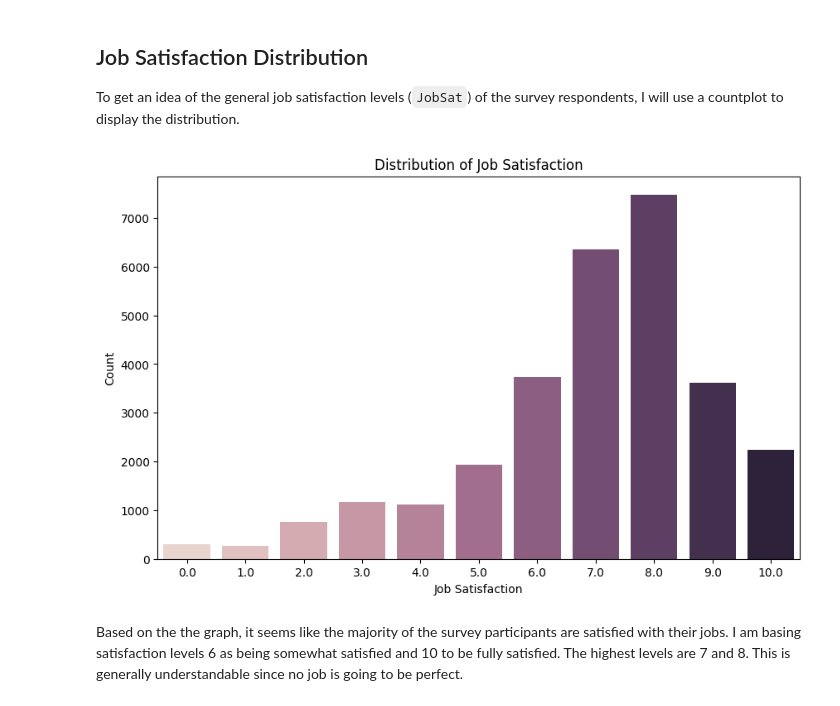
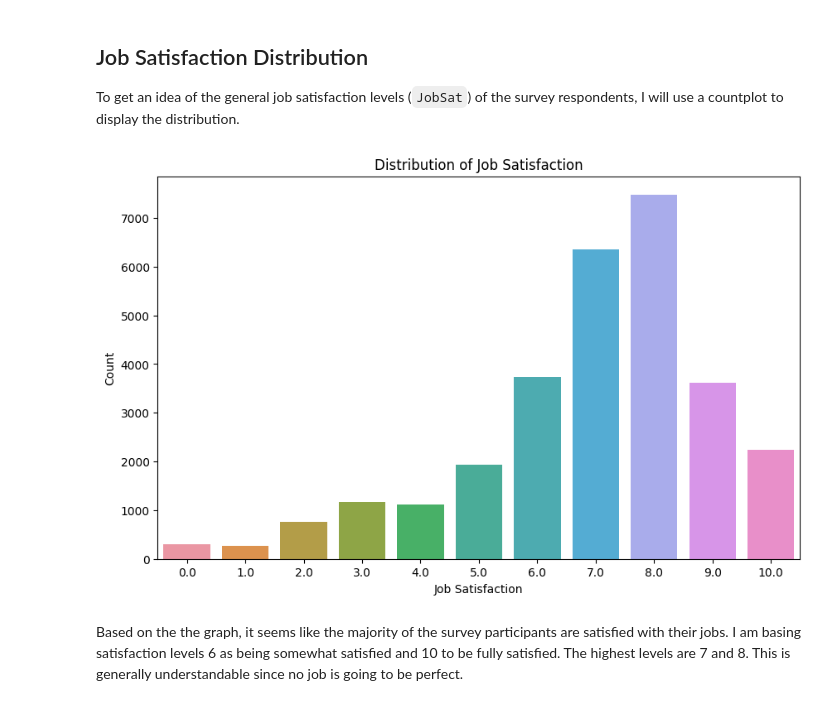
Before and after one commit to FaiLuReH3Ro/exploratory-da-py, a Jupyter notebook: Exploritory_DA.ipynb, the cells around one changed output. Saved outputs shown, nothing was run; the diff lists cells and outputs as text; code cells hidden in the pictures.

Commit message:
Update Kaggle Notebook

```diff
--- a/Exploritory_DA.ipynb
+++ b/Exploritory_DA.ipynb
@@ -30,5 +44,7 @@ from numpy import random
 # %%
-file = 'clean_survey_data.csv'
+'''Use the top file if running locally'''
+#file = 'clean_survey_data.csv'
+file = '/kaggle/input/stack-overflow-survey-2024-cleaned-data/clean_survey_data.csv'
 
 # Read the file to a dataframe
 df = pd.read_csv(file)
@@ -93,14 +110,15 @@ To get an idea of the general job satisfaction levels (`JobSat`) of the survey r
 # %%
 # Plot the countplot
 # Can use the previous filtered df
 plt.figure(figsize=(10, 6))
-sns.countplot(df_exp_sat, x= 'JobSat', hue = 'JobSat', legend="")
+sns.countplot(df_exp_sat, x= 'JobSat', hue = 'JobSat', dodge = False)
 plt.title("Distribution of Job Satisfaction")
 plt.xlabel("Job Satisfaction")
 plt.ylabel("Count")
+plt.legend().remove()
 plt.show()
 # %% [output]
-[figure, old version]
+[figure, new version]
 # %% [markdown]
 Based on the the graph, it seems like the majority of the survey participants are satisfied with their jobs. I am basing satisfaction levels 6 as being somewhat satisfied and 10 to be fully satisfied. The highest levels are 7 and 8. This is generally understandable since no job is going to be perfect.
 # %% [markdown]
```
Also changed, not shown: parts of 11 cells of this notebook.
